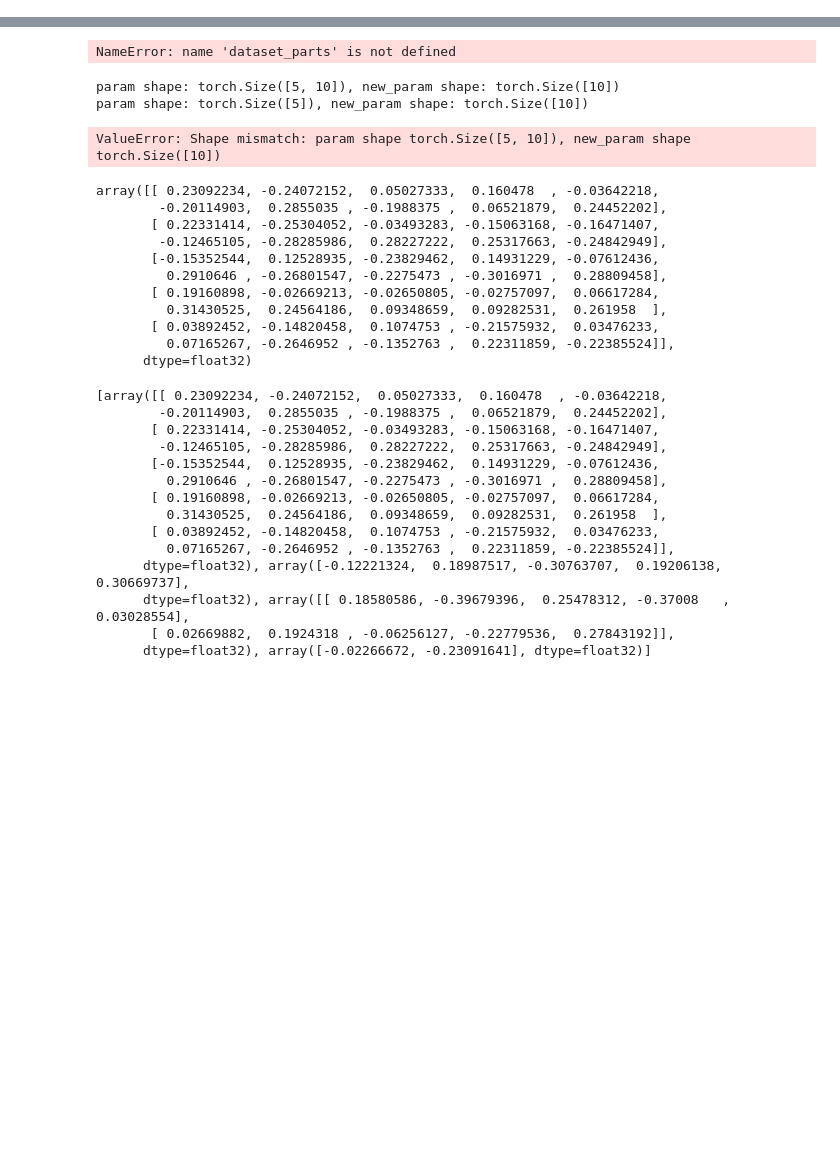
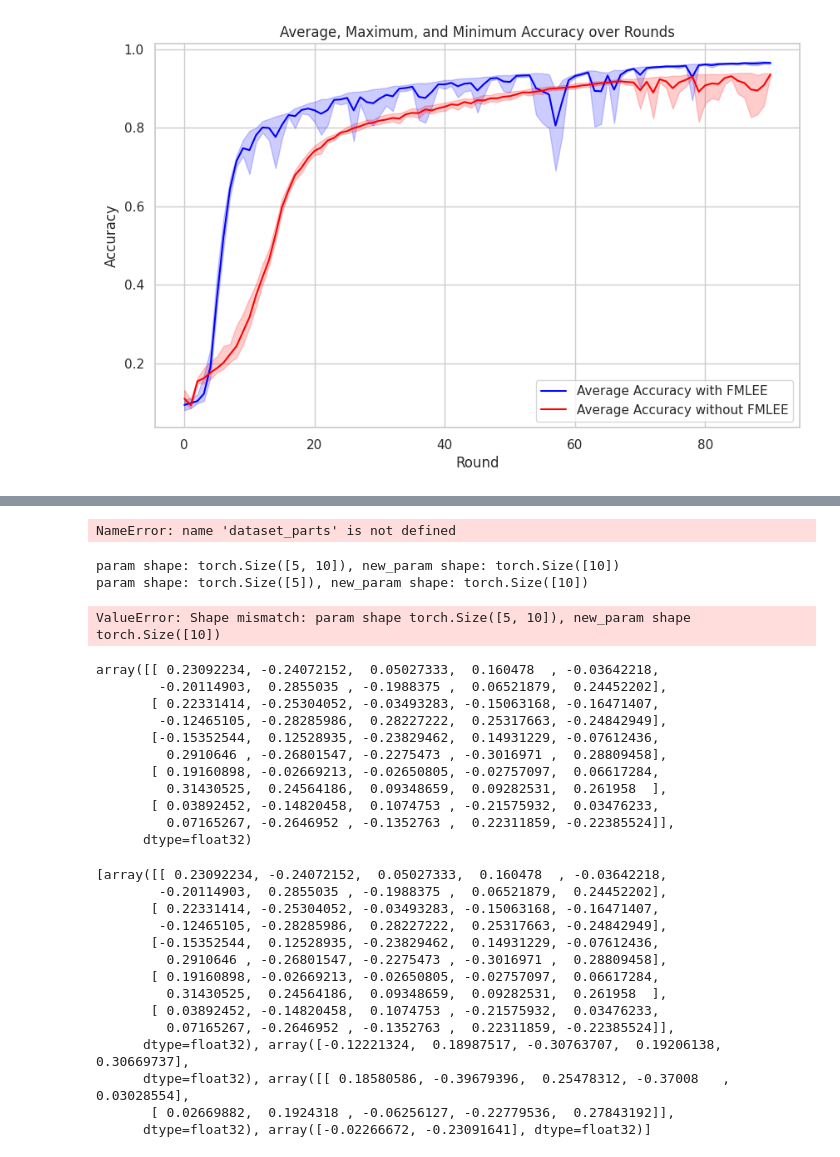
Before and after one commit to destx0/hemanfed, a Jupyter notebook: t.ipynb, the cells around one changed output, grey strips where cells are left out. Cells and saved outputs as stored; diff of their text form; code cells hidden in the pictures; blank space fills up the shorter version.

Commit message:
graphs generated

```diff
--- a/t.ipynb
+++ b/t.ipynb
@@ -3,0 +8173,68 @@ import Pyfhel
+# %%
+import numpy as np
+import matplotlib.pyplot as plt
+import seaborn as sns
+
+# Assuming predefined data lists a, b, c, and d
+# a: accuracy_without_fmlee
+# b: loss_without_fmlee
+# c: accuracy_with_fmlee
+# d: loss_with_fmlee
+
+# Convert lists of lists to numpy arrays for easier manipulation
+accuracy_with_fmlee = np.array(c)[:, :91]
+accuracy_without_fmlee = np.array(a)[:, :91]
+
+# Calculate average, max, and min (average of lowest 3 clients) accuracy per round
+avg_accuracy_with_fmlee = np.mean(accuracy_with_fmlee, axis=0)
+max_accuracy_with_fmlee = np.max(accuracy_with_fmlee, axis=0)
+min_accuracy_with_fmlee = np.mean(np.sort(accuracy_with_fmlee, axis=0)[:7], axis=0)
+
+avg_accuracy_without_fmlee = np.mean(accuracy_without_fmlee, axis=0)
+max_accuracy_without_fmlee = np.max(accuracy_without_fmlee, axis=0)
+min_accuracy_without_fmlee = np.mean(
+    np.sort(accuracy_without_fmlee, axis=0)[:7], axis=0
+)
+
+# Plot average, max, and min (average of lowest 3 clients) accuracy over rounds
+plt.figure(figsize=(10, 6))
+
+# With FMLEE scheme
+plt.fill_between(
+    np.arange(accuracy_with_fmlee.shape[1]),
+    min_accuracy_with_fmlee,
+    max_accuracy_with_fmlee,
+    color="blue",
+    alpha=0.2,
+)
+sns.lineplot(
+    x=np.arange(accuracy_with_fmlee.shape[1]),
+    y=avg_accuracy_with_fmlee,
+    label="Average Accuracy with FMLEE",
+    color="blue",
+)
+
+# Without FMLEE scheme
+plt.fill_between(
+    np.arange(accuracy_without_fmlee.shape[1]),
+    min_accuracy_without_fmlee,
+    max_accuracy_without_fmlee,
+    color="red",
+    alpha=0.2,
+)
+sns.lineplot(
+    x=np.arange(accuracy_without_fmlee.shape[1]),
+    y=avg_accuracy_without_fmlee,
+    label="Average Accuracy without FMLEE",
+    color="red",
+)
+
+plt.title(
+    "Average, Maximum, and Minimum Accuracy over Rounds"
+)
+plt.xlabel("Round")
+plt.ylabel("Accuracy")
+plt.legend()
+plt.show()
+# %% [output]
+[figure, added]
```
Also changed, not shown: parts of 10 cells of this notebook, 1 other file.
